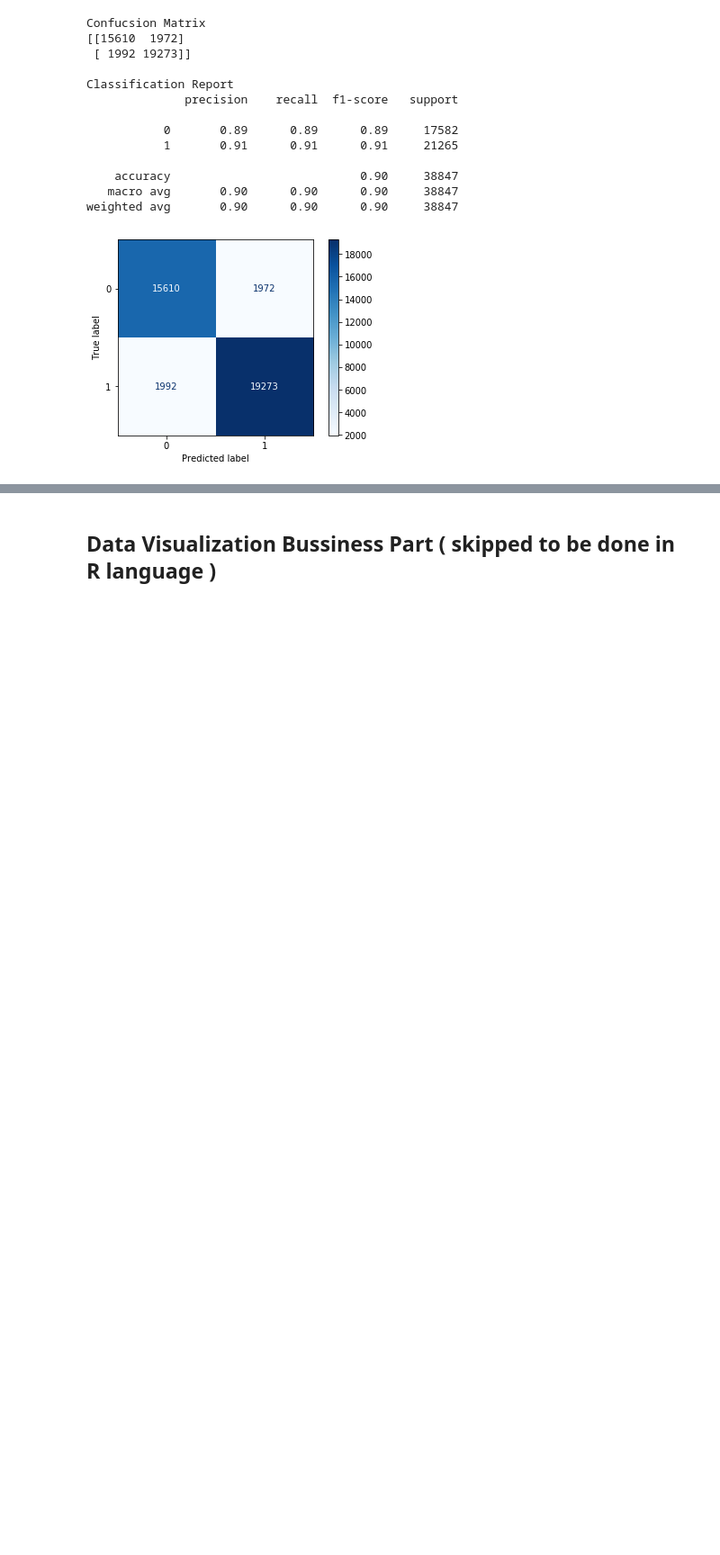
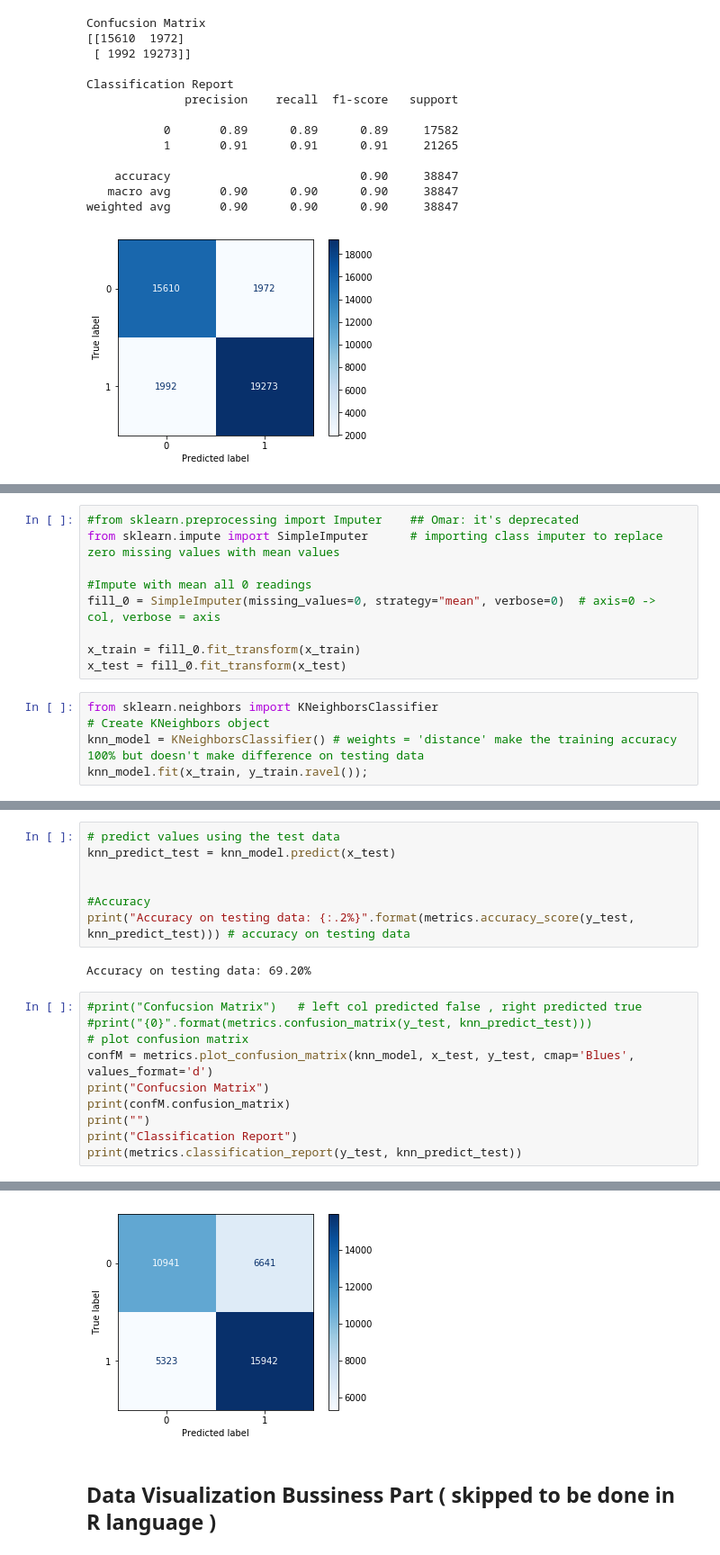
Before and after one commit to OmarKimo/Passengers-Satisfaction-Data-Analysis, a Jupyter notebook: Big Data Project.ipynb, the cells around one changed output, grey strips where cells are left out. Shown: that part at 90% size. Drawn from its saved outputs; the diff is of its cells as text; blank space fills up the shorter version.

```diff
--- a/Big Data Project.ipynb
+++ b/Big Data Project.ipynb
@@ -508,0 +599,14 @@ weighted avg       0.90      0.90      0.90     38847
+# %%
+#from sklearn.preprocessing import Imputer    ## Omar: it's deprecated
+from sklearn.impute import SimpleImputer      # importing class imputer to replace zero missing values with mean values
+
+#Impute with mean all 0 readings
+fill_0 = SimpleImputer(missing_values=0, strategy="mean", verbose=0)  # axis=0 -> col, verbose = axis
+
+x_train = fill_0.fit_transform(x_train)
+x_test = fill_0.fit_transform(x_test)
+# %%
+from sklearn.neighbors import KNeighborsClassifier
+# Create KNeighbors object
+knn_model = KNeighborsClassifier() # weights = 'distance' make the training accuracy 100% but doesn't make difference on testing data
+knn_model.fit(x_train, y_train.ravel());
@@ -508,0 +622,20 @@ weighted avg       0.90      0.90      0.90     38847
+# %%
+# predict values using the test data
+knn_predict_test = knn_model.predict(x_test)
+
+
+#Accuracy
+print("Accuracy on testing data: {:.2%}".format(metrics.accuracy_score(y_test, knn_predict_test))) # accuracy on testing data
+# %% [output]
+Accuracy on testing data: 69.20%
+# %%
+#print("Confucsion Matrix")   # left col predicted false , right predicted true
+#print("{0}".format(metrics.confusion_matrix(y_test, knn_predict_test)))
+# plot confusion matrix
+confM = metrics.plot_confusion_matrix(knn_model, x_test, y_test, cmap='Blues', values_format='d')
+print("Confucsion Matrix")
+print(confM.confusion_matrix)
+print("")
+print("Classification Report")
+print(metrics.classification_report(y_test, knn_predict_test))
+# %% [output]
@@ -509,3 +655,4 @@ weighted avg       0.90      0.90      0.90     38847
+[figure, added]
 # %% [markdown]
 ## Data Visualization Bussiness Part ( skipped to be done in R language )
 # %%
```
Also changed, not shown: parts of 15 cells of this notebook.
